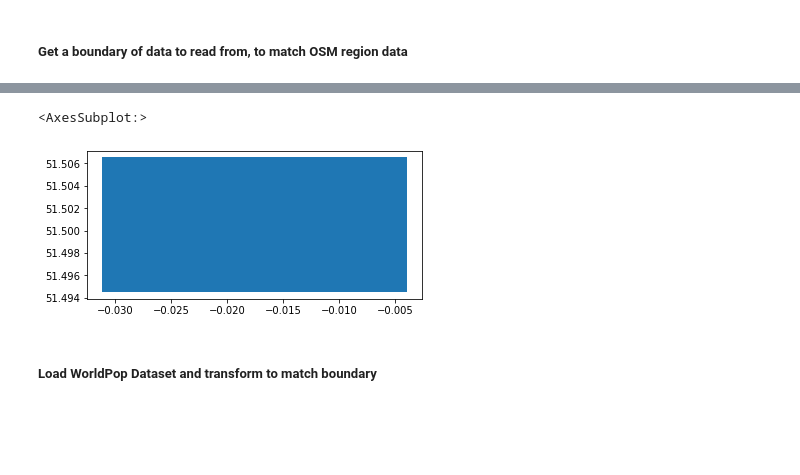
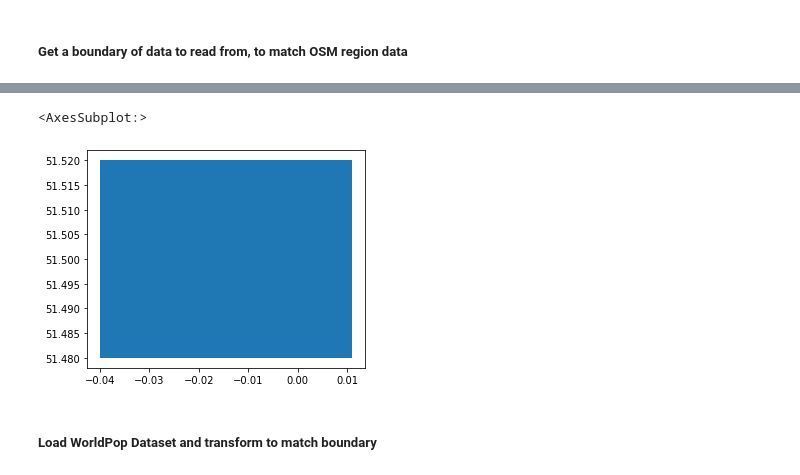
Before and after one commit to Alfred-Mountfield/outbreak-sim, a Jupyter notebook: python/synthetic_population/pop_count.ipynb, the cells around one changed output, grey strips where cells are left out. Saved outputs shown, nothing was run; the diff lists cells and outputs as text; code cells hidden in the pictures; blank space fills up the shorter version.

```diff
--- a/python/synthetic_population/pop_count.ipynb
+++ b/python/synthetic_population/pop_count.ipynb
@@ -15,20 +15,20 @@ Downloaded Protobuf data 'London.osm.pbf' (66.79 MB) to:
 # %%
 # # Read all boundaries using the default settings
 # boundaries = osm.get_boundaries()
 
 # # pick a small subset for testing
 # boundary = osm.get_boundaries(name="London Borough of Tower Hamlets")
 # boundary.plot()
 
 import geopandas as gpd
 from shapely.geometry import box
 
-bbox = box(-0.0311018374,51.4945200196,-0.0039793398,51.5065151114)
+bbox = box(-0.04, 51.48, 0.011, 51.52)  # a random box around a part of Tower Hamlets and Canary Wharf
 boundary = gpd.GeoDataFrame({'geometry': bbox}, index=[0])
 boundary.plot()
 # %% [output]
 <AxesSubplot:>
-[figure, old version]
+[figure, new version]
 # %% [markdown]
 ##### Load WorldPop Dataset and transform to match boundary
 # %%
```
Also changed, not shown: parts of 4 cells of this notebook, 3 other files.
